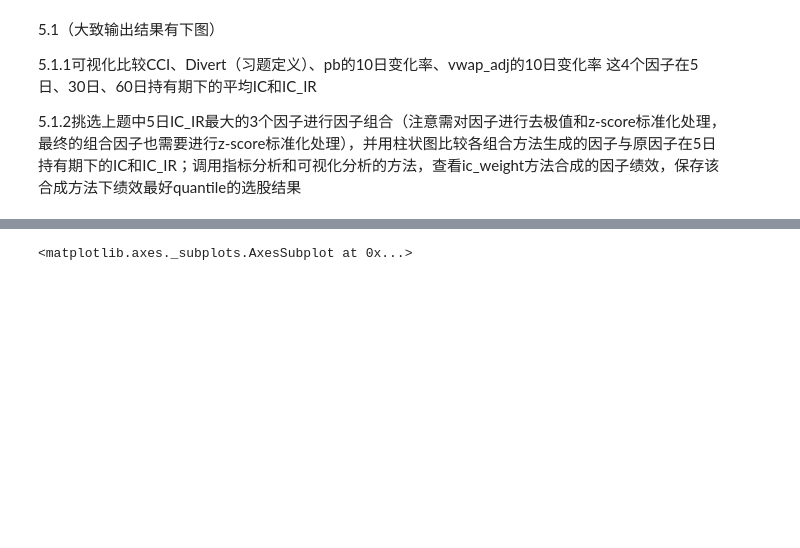
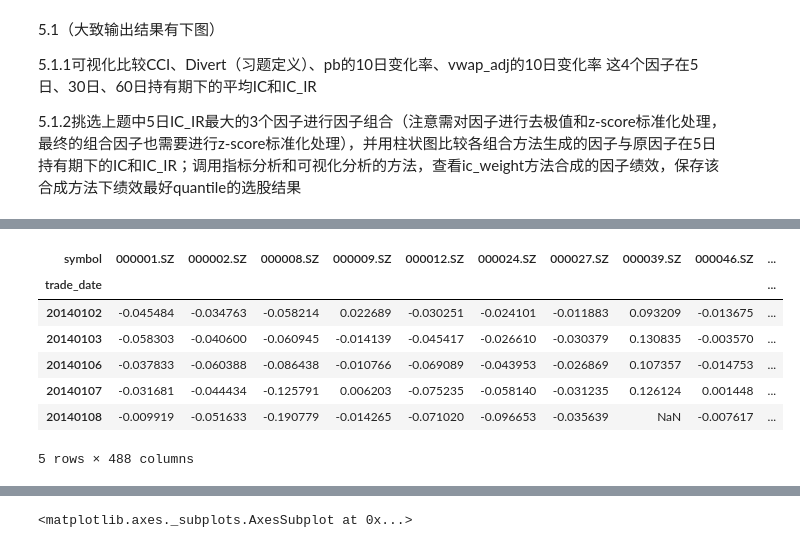
Before and after one commit to kpma1120/homework, a Jupyter notebook: 2、talib、数据处理与jaqs相关试题.ipynb, the cells around one changed output, grey strips where cells are left out. Drawn from its saved outputs; the diff is of its cells as text; code cells hidden in the pictures; blank space fills up the shorter version.

```diff
--- a/2、talib、数据处理与jaqs相关试题.ipynb
+++ b/2、talib、数据处理与jaqs相关试题.ipynb
@@ -176,0 +208,11 @@ You can load it with load_dataview('C:\Users\Vma\Desktop\qtrade\Factor')
+# %%
+dv.add_formula('vwap_change', '(vwap_adj - Delay(vwap_adj, 10)) / Delay(vwap_adj, 10)', is_quarterly=False, add_data=True).head()
+# %% [output]
+| symbol | 000001.SZ | 000002.SZ | 000008.SZ | 000009.SZ | 000012.SZ | 000024.SZ | 000027.SZ | 000039.SZ | 000046.SZ | ... |
+| trade_date |  |  |  |  |  |  |  |  |  | ... |
+| 20140102 | -0.045484 | -0.034763 | -0.058214 | 0.022689 | -0.030251 | -0.024101 | -0.011883 | 0.093209 | -0.013675 | ... |
+| 20140103 | -0.058303 | -0.040600 | -0.060945 | -0.014139 | -0.045417 | -0.026610 | -0.030379 | 0.130835 | -0.003570 | ... |
+| 20140106 | -0.037833 | -0.060388 | -0.086438 | -0.010766 | -0.069089 | -0.043953 | -0.026869 | 0.107357 | -0.014753 | ... |
+| 20140107 | -0.031681 | -0.044434 | -0.125791 | 0.006203 | -0.075235 | -0.058140 | -0.031235 | 0.126124 | 0.001448 | ... |
+| 20140108 | -0.009919 | -0.051633 | -0.190779 | -0.014265 | -0.071020 | -0.096653 | -0.035639 | NaN | -0.007617 | ... |
+5 rows × 488 columns
```
Also changed, not shown: parts of 8 cells of this notebook.
